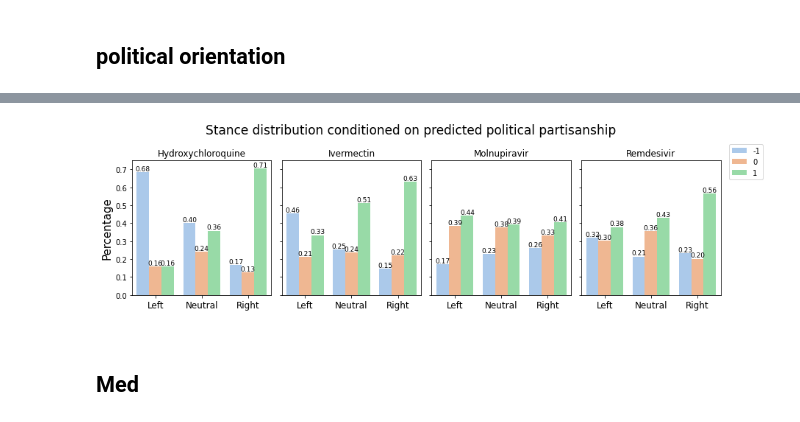
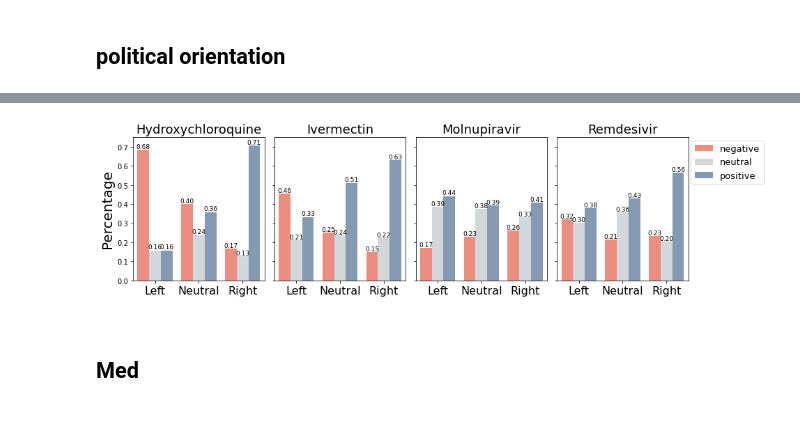
Before and after one commit to ningkko/COVID-drug, a Jupyter notebook: demographic_analysis/plots/analyzing-stance-demographic.ipynb, the cells around one changed output, grey strips where cells are left out. Cells and saved outputs as stored; diff of their text form; code cells hidden in the pictures.

```diff
--- a/demographic_analysis/plots/analyzing-stance-demographic.ipynb
+++ b/demographic_analysis/plots/analyzing-stance-demographic.ipynb
@@ -614,7 +603,7 @@ fig, ((ax1, ax2, ax3, ax4)) = plt.subplots(1, 4)
 fig.set_figheight(4)
 fig.set_figwidth(12)
 
-fig.suptitle('Stance distribution conditioned on predicted age', fontsize=17)
+# fig.suptitle('Stance distribution conditioned on predicted age', fontsize=17)
 
 def change_width(ax, new_value) :
     for patch in ax.patches :
@@ -634,19 +623,20 @@ for drug_name, ax_tmp in zip(["hcq", 'ivermectin', "molnupiravir", "remdesivir"]
     ax_tmp = sns.barplot(x="pred_age",
                y="screen_name",
                hue="stance",
-               palette=sns.color_palette('pastel', n_colors=4),
+               palette=colors,
+               # palette=sns.color_palette('pastel', n_colors=4),
                data=a_tmp, ax=ax_tmp)
     # change_width(ax_tmp, .25)
     ax_tmp.set_label("Inferred Age")
-    ax_tmp.set_ylabel("Percentage", size=15)
-    ax_tmp.set_title(drug_name, size=15)
-    ax_tmp.set_xticklabels(["<=18", "19-39", ">=40"], size=12)
+    ax_tmp.set_ylabel("Percentage", size=20)
+    # ax_tmp.set_title(drug_name, size=15)
+    ax_tmp.set_xticklabels(["<=18", "19-39", ">=40"], size=16)
     ax_tmp.set_xlabel(" ", size=15)
-    ax_tmp.set_title(drug2realname[drug_name])
+    ax_tmp.set_title(drug2realname[drug_name], size=18)
     for idx, i in enumerate(ax_tmp.containers):
-        if idx == 1:
-            continue
-        ax_tmp.bar_label(i, fmt='%.2f', fontsize=10)
+        # if idx == 1:
+        #     continue
+        ax_tmp.bar_label(i, fmt='%.2f', fontsize=9)
     ax_tmp.get_legend().remove()
     ax_tmp.set_ylim(0, 0.8)
 
@@ -659,9 +649,9 @@ for ax in fig.axes:
     labels.extend(axLabel)
     break
 
-fig.legend(lines, ["-1", "0", "1"],
-           bbox_to_anchor=(1.06, 0.9),
-           loc = 'upper right')
+fig.legend(lines, ["negative", "neutral", "positive"],
+           bbox_to_anchor=(1.12, 0.9),
+           loc = 'upper right', prop={'size': 13})
 
 for ax in fig.get_axes():
     ax.label_outer()
@@ -714,48 +724,49 @@ fig, ((ax1, ax2, ax3, ax4)) = plt.subplots(1, 4)
 fig.set_figheight(4)
 fig.set_figwidth(12)
 
-fig.suptitle('Stance distribution on predicted political partisanship', fontsize=17)
+# fig.suptitle('Stance distribution on predicted political partisanship', fontsize=17)
 
 for drug_name, ax_tmp in zip(["hcq", 'ivermectin', "molnupiravir", "remdesivir"], [ax1, ax2, ax3, ax4]):
     a_tmp = df_tmp[df_tmp.drug_name == drug_name]
 
     ax_tmp = sns.barplot(x=attribute_name,
                y="screen_name",
                hue="stance",
-               palette=sns.color_palette('pastel', n_colors=3),
+               palette=colors,
+               # palette=sns.color_palette('pastel', n_colors=3),
                data=a_tmp, ax=ax_tmp)
     ax_tmp.set_label("Inferred Political Orientation")
-    ax_tmp.set_ylabel("Percentage", size=15)
-    ax_tmp.set_title(drug_name, size=15)
-    ax_tmp.set_xticklabels(["Left", "Neutral", "Right"], size=12)
+    ax_tmp.set_ylabel("Percentage", size=20)
+    # ax_tmp.set_title(drug_name, size=15)
+    ax_tmp.set_xticklabels(["Left", "Neutral", "Right"], size=16)
     ax_tmp.set_xlabel(" ", size=15)
     for idx, i in enumerate(ax_tmp.containers):
         # if idx != 1:
         ax_tmp.bar_label(i, fmt='%.2f', fontsize=9)
     # ax_tmp.bar_label(ax_tmp.containers[0], fmt='%.2f')
     ax_tmp.get_legend().remove()
-    ax_tmp.set_title(drug2realname[drug_name])
+    ax_tmp.set_title(drug2realname[drug_name], size=18)
     ax_tmp.set_ylim(0, 0.75)
 
 lines = []
 labels = []
 
 for ax in fig.axes:
     axLine, axLabel = ax.get_legend_handles_labels()
     lines.extend(axLine)
     labels.extend(axLabel)
     break
 
-fig.legend(lines, ["-1", "0", "1"],
-           bbox_to_anchor=(1.06, 0.9),
-           loc = 'upper right')
+fig.legend(lines, ["negative", "neutral", "positive"],
+           bbox_to_anchor=(1.12, 0.9),
+           loc = 'upper right', prop={'size': 13})
 
 for ax in fig.get_axes():
     ax.label_outer()
 
 fig.tight_layout()
 # %% [output]
-[figure, old version]
+[figure, new version]
 # %% [markdown]
 ## Med
 # %%
```
Also changed, not shown: parts of 28 cells of this notebook, 1 other file.
